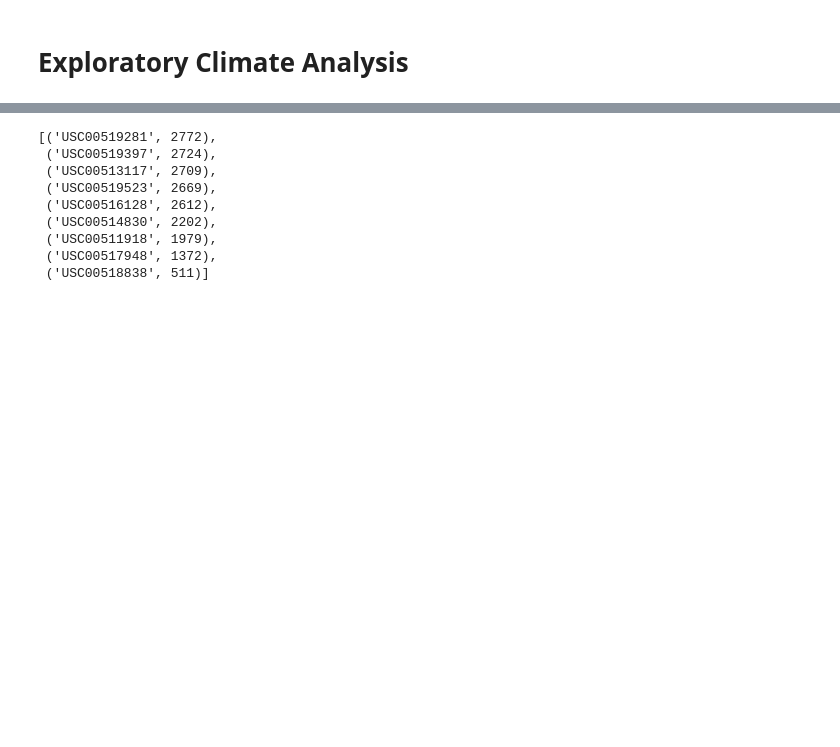
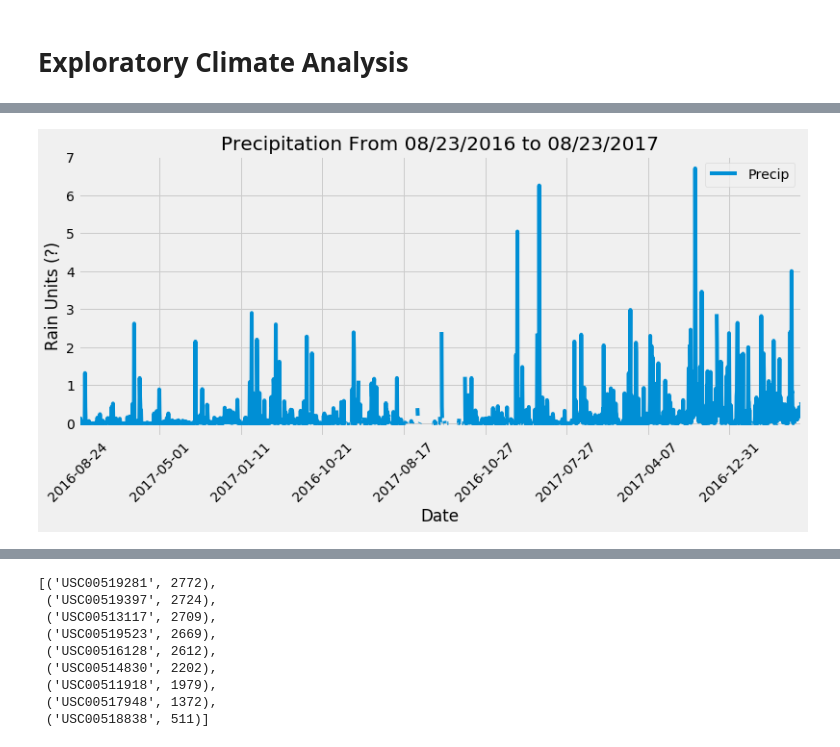
Before and after one commit to dowripple/sqlalchemy-challenge, a Jupyter notebook: climate_starter.ipynb, the cells around one changed output, grey strips where cells are left out. Drawn from its saved outputs; the diff is of its cells as text; code cells hidden in the pictures; blank space fills up the shorter version.

```diff
--- a/climate_starter.ipynb
+++ b/climate_starter.ipynb
@@ -95,0 +63,40 @@ last_date = results[1][1]
+# %%
+# Design a query to retrieve the last 12 months of precipitation data and plot the results
+
+# run a query to get the top 1 row of the data sorted by date desc.  (this gest the last date)
+results = session.query(Measurement.date).order_by(Measurement.date.desc()).limit(1)
+
+# get the last data point, convert to datetime for later
+result = results[1]
+last_date = dt.datetime.strptime(result[0],'%Y-%m-%d')
+
+# get 1 year prior to last date
+last_year = last_date - dt.timedelta(days=365)
+
+# print(last_year)
+
+# Perform a query to retrieve the data and precipitation scores
+results = session.query(Measurement.date,Measurement.prcp).filter(Measurement.date >= last_year).all()
+
+# Save the query results as a Pandas DataFrame and set the index to the date column
+df = pd.DataFrame(results, columns=['date','prcp'])
+# df.set_index('date',inplace=True,)
+# df.head()
+
+# Sort the dataframe by date
+df.sort_values(by='date')
+
+# df.head()
+
+# Use Pandas Plotting with Matplotlib to plot the data
+prcp_chart = df.plot(x='date',y='prcp', rot=45, figsize=(12,5))
+# title, formatting the datetimes
+prcp_chart.set_title(f'Precipitation From {last_year.strftime("%m/%d/%Y")} to {last_date.strftime("%m/%d/%Y")}', fontdict={'fontsize': 20, 'fontweight': 'medium'})
+prcp_chart.legend(['Precip'],loc='best')
+plt.xlabel('Date')
+plt.ylabel('Rain Units (?)')
+
+# save chart
+prcp_chart.get_figure().savefig('images/precipitation.png', pad_inches=1)
+# %% [output]
+[figure, added]
```
Also changed, not shown: parts of 7 cells of this notebook, 1 other file.
